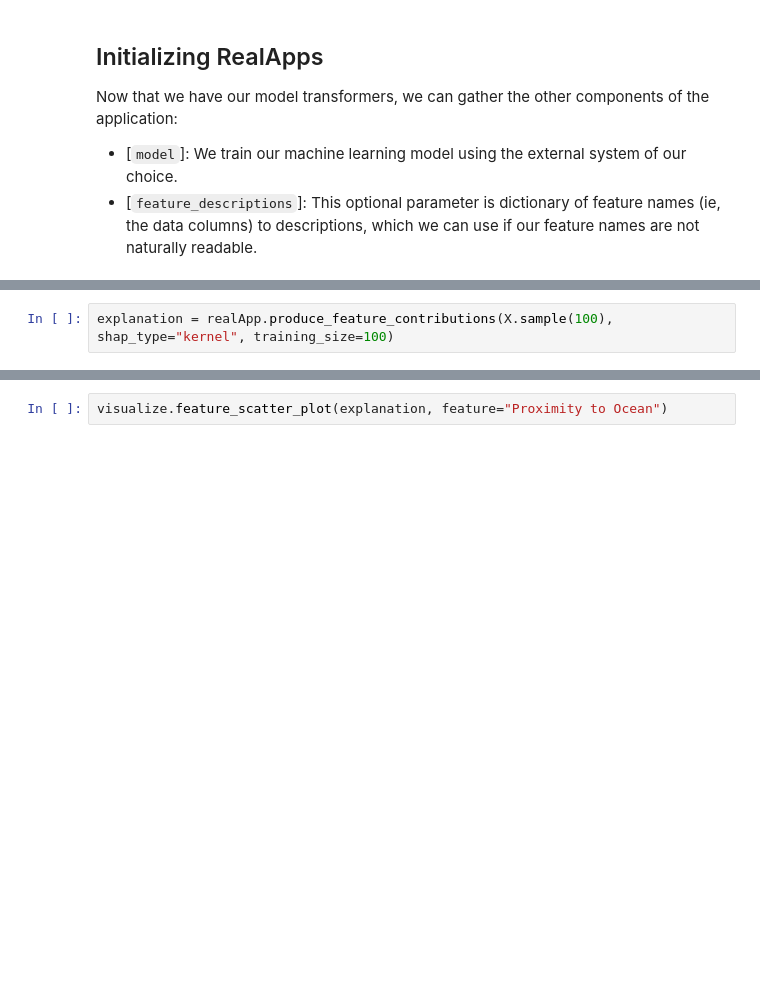
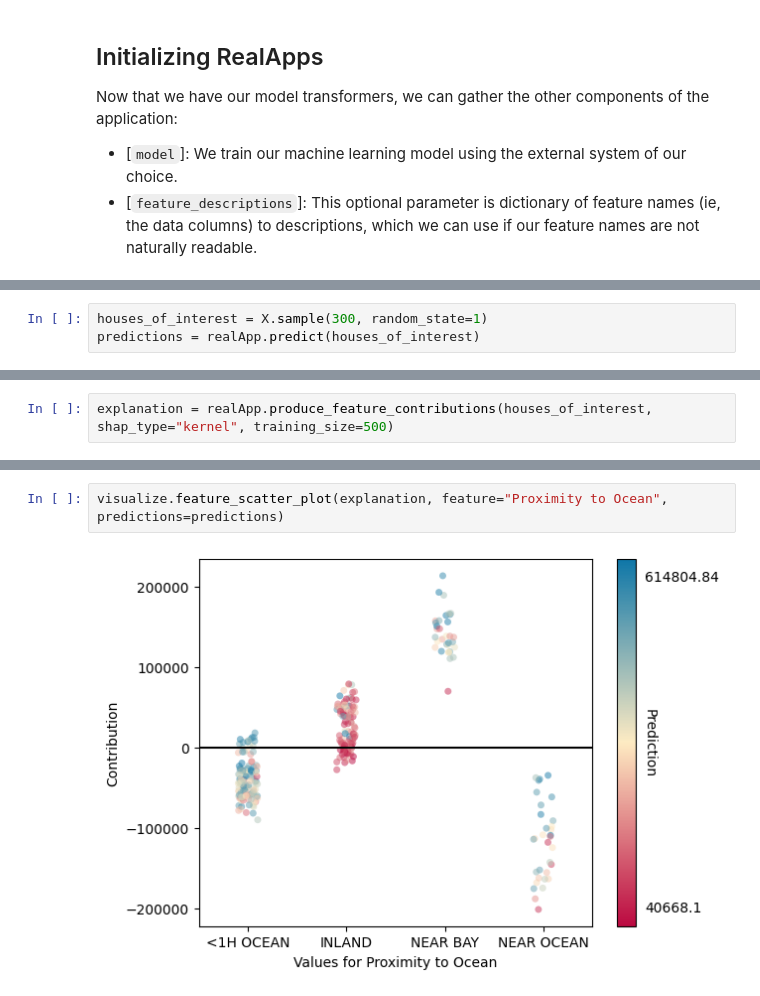
Before and after one commit to sibyl-dev/pyreal, a Jupyter notebook: tutorials/demos/demo2_housing.ipynb, the cells around one changed output, grey strips where cells are left out. Cells and saved outputs as stored; diff of their text form; blank space fills up the shorter version.

```diff
--- a/tutorials/demos/demo2_housing.ipynb
+++ b/tutorials/demos/demo2_housing.ipynb
@@ -270,0 +281,3 @@ realApp.predict(X[:10])
+# %%
+houses_of_interest = X.sample(300, random_state=1)
+predictions = realApp.predict(houses_of_interest)
@@ -271,5 +286,5 @@ realApp.predict(X[:10])
 # %%
-explanation = realApp.produce_feature_contributions(X.sample(100), shap_type="kernel", training_size=100)
+explanation = realApp.produce_feature_contributions(houses_of_interest, shap_type="kernel", training_size=500)
 # %%
 from pyreal import visualize
 
@@ -277,2 +294,4 @@ visualize.plot_top_contributors(explanation[0])
 # %%
-visualize.feature_scatter_plot(explanation, feature="Proximity to Ocean")
+visualize.feature_scatter_plot(explanation, feature="Proximity to Ocean", predictions=predictions)
+# %% [output]
+[figure, added]
```
Also changed, not shown: parts of 6 cells of this notebook, 2 other files.
